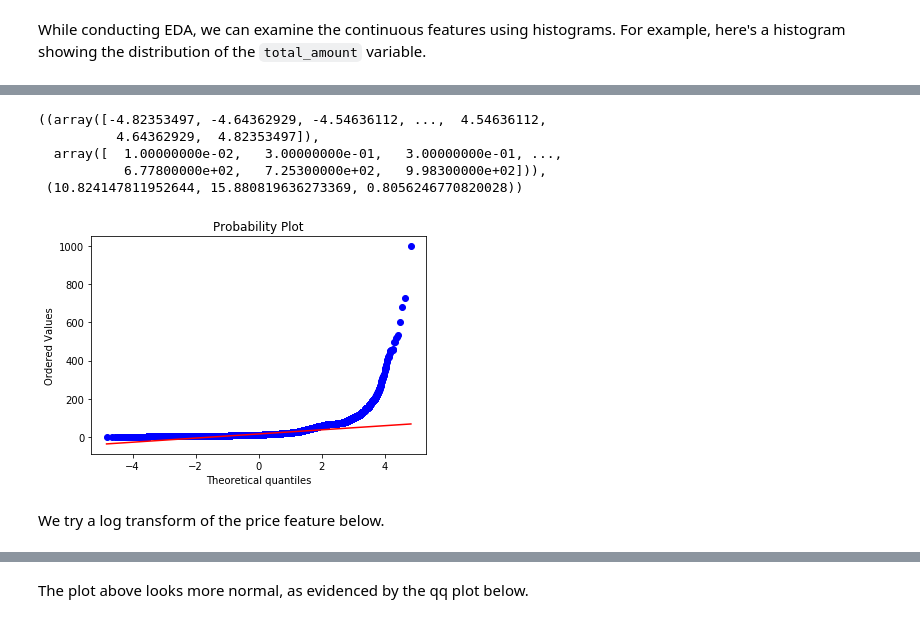
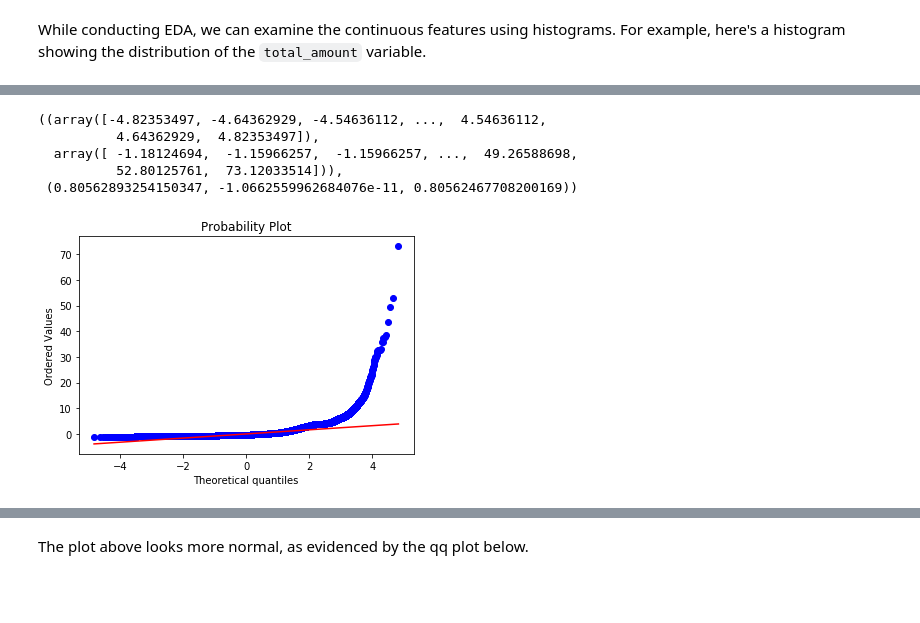
Before and after one commit to ComputAni/PDS-Price-Predictor, a Jupyter notebook: Final_Project_PDS.ipynb, the cells around one changed output, grey strips where cells are left out. Cells and saved outputs as stored; diff of their text form; code cells hidden in the pictures; blank space fills up the shorter version.

```diff
--- a/Final_Project_PDS.ipynb
+++ b/Final_Project_PDS.ipynb
@@ -370,11 +359,11 @@ The histogram of the price feature is quite skewed: there seem to be a lot of tr
-# %%
-stats.probplot(cab_data["total_amount"], dist="norm", plot=plt)
-# %% [output]
-((array([-4.82353497, -4.64362929, -4.54636112, ...,  4.54636112,
-          4.64362929,  4.82353497]),
-  array([  1.00000000e-02,   3.00000000e-01,   3.00000000e-01, ...,
-           6.77800000e+02,   7.25300000e+02,   9.98300000e+02])),
- (10.824147811952644, 15.880819636273369, 0.8056246770820028))
-[figure, removed]
-# %% [markdown]
-We try a log transform of the price feature below.
+# %%
+# First, standardize the total_amount data by subtracting by the mean and dividing by the standard deviation
+std_total_amount = (cab_data["total_amount"] - np.mean(cab_data["total_amount"]))/np.std(cab_data["total_amount"])
+stats.probplot(std_total_amount, dist="norm", plot=plt)
+# %% [output]
+((array([-4.82353497, -4.64362929, -4.54636112, ...,  4.54636112,
+          4.64362929,  4.82353497]),
+  array([ -1.18124694,  -1.15966257,  -1.15966257, ...,  49.26588698,
+          52.80125761,  73.12033514])),
+ (0.80562893254150347, -1.0662559962684076e-11, 0.80562467708200169))
+[figure, added]
```
Also changed, not shown: parts of 37 cells of this notebook.
